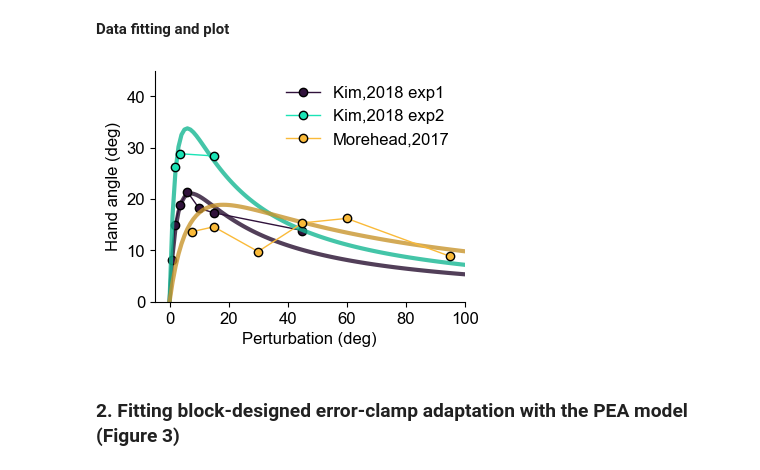
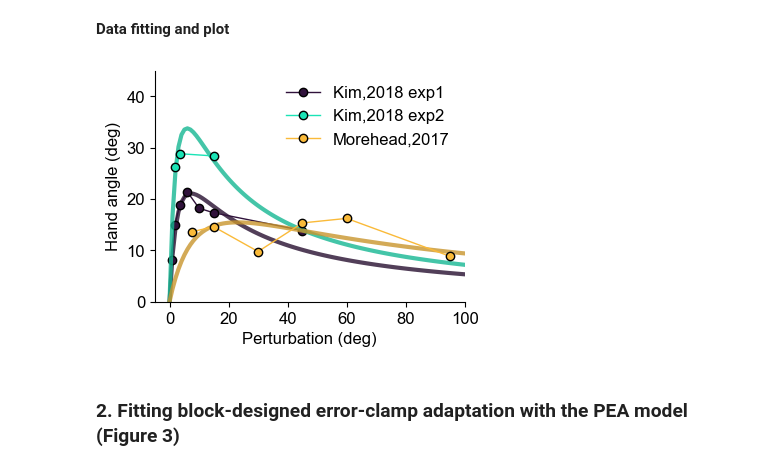
Before and after one commit to ZhaoranZhang/PEAmodel, a Jupyter notebook: PEACodesV4.ipynb, the cells around one changed output. Saved outputs shown, nothing was run; the diff lists cells and outputs as text; code cells hidden in the pictures.

```diff
--- a/PEACodesV4.ipynb
+++ b/PEACodesV4.ipynb
@@ -58,6 +58,8 @@ def PEAEnd(x, s_v, data):
 ini = [10 / 1.8, 0.3 / 1.8]
 LB = [1, 0]
 UB = [5, 1]
+PLB = LB
+PUB = UB
 
 # Perform fitting and plot results
 s_v = np.linspace(0, 100, 100)
@@ -68,40 +70,48 @@ fig, ax = plt.subplots(figsize=(4, 3))
 
 for i in range(3):
 
-    # Define perturbation sizes, mean end values, and titles
+    # perturbation sizes, mean end values, and titles
     Deg = Fig1B.loc[Fig1B['study'] == Studynum[i], 'perturbSize'].values
     meanEnd = Fig1B.loc[Fig1B['study'] == Studynum[i], 'extent'].values
     Title = T[i]
 
     func = lambda x: PEAEnd(x, Deg, meanEnd)
-    FitParam = minimize(func, ini, bounds=list(zip(LB, UB)))
+    FitParam = None
+    fval = float('inf')
 
-    R1 = FitParam.x[0]
-    R2 = FitParam.x[1]
+    for run in range(100):
+        ini_run = [PLB[i] + (PUB[i] - PLB[i]) * np.random.rand() for i in range(len(PLB))]
+        res = minimize(func, ini_run, bounds=list(zip(LB, UB)),method='Nelder-Mead')
+        if res.fun < fval:
+            FitParam = res.x
+            fval = res.fun
+
+    R1 = FitParam[0]
+    R2 = FitParam[1]
 
     PEA_ext = (R1 / (1 + R2 * s_v)) ** 2 * s_v
     simuData = (R1 / (1 + R2 * Deg)) ** 2 * Deg
     SSres = np.sum((simuData - meanEnd) ** 2)
     SStot = np.sum((meanEnd - np.nanmean(meanEnd)) ** 2)
     Rsquared = 1 - SSres / SStot
     RMS = np.sqrt(np.nanmean((simuData - meanEnd) ** 2))
     ax.plot(s_v, PEA_ext, color=Cols[i] * 0.8, linewidth=3)
     ax.plot(Deg, meanEnd, '-o', markerfacecolor=Cols[i], markeredgecolor='k',
     linewidth=1, color=Cols[i], markersize=6, label=Title)
 
 ax.set_xlim(-5, 100)
 ax.set_ylim(0, 45)
 ax.set_xlabel('Perturbation (deg)', fontsize=12)
 ax.set_ylabel('Hand angle (deg)', fontsize=12)
 ax.set_xticks(np.arange(0, 101, 20))
 ax.spines['top'].set_visible(False)
 ax.spines['right'].set_visible(False)
 ax.tick_params(axis='both', labelsize=12)
 ax.legend(fontsize=12, loc='upper right',frameon=False)
 
 plt.show()
 # %% [output]
-[figure, old version]
+[figure, new version]
 # %% [markdown]
 ### 2. Fitting block-designed error-clamp adaptation with the PEA model (Figure 3)
 # %% [markdown]
```
Also changed, not shown: parts of 2 cells of this notebook.
